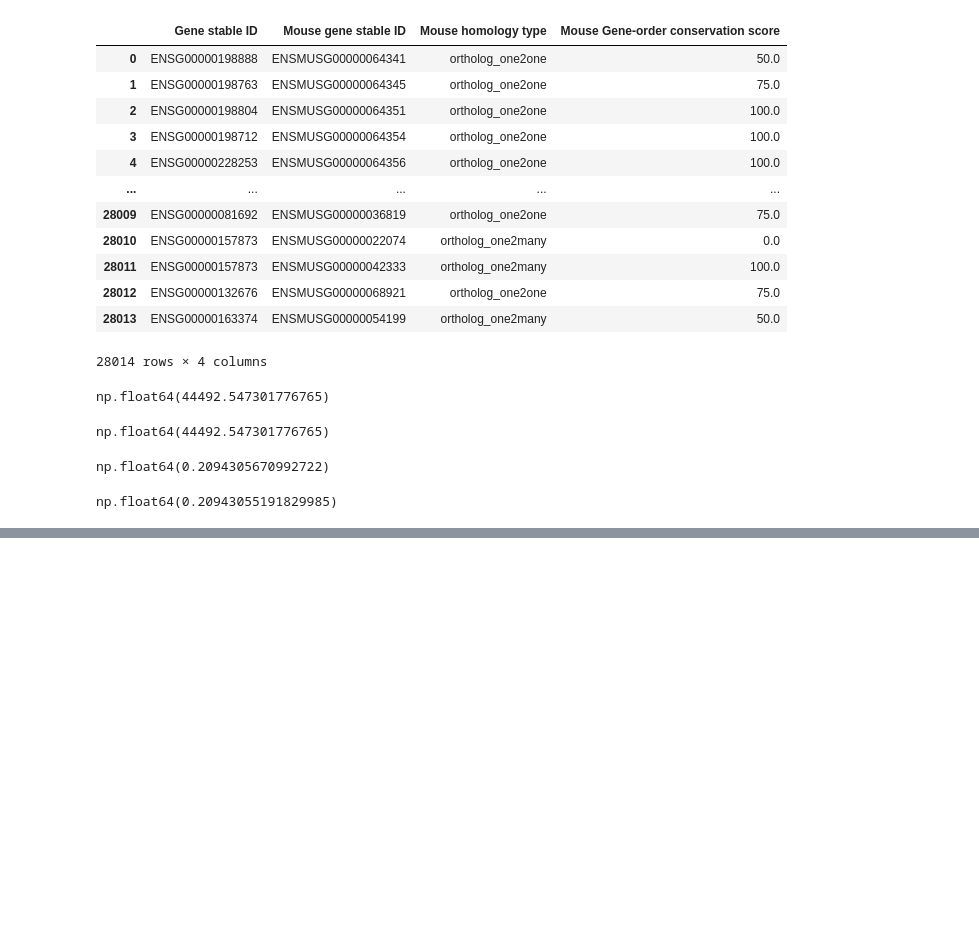
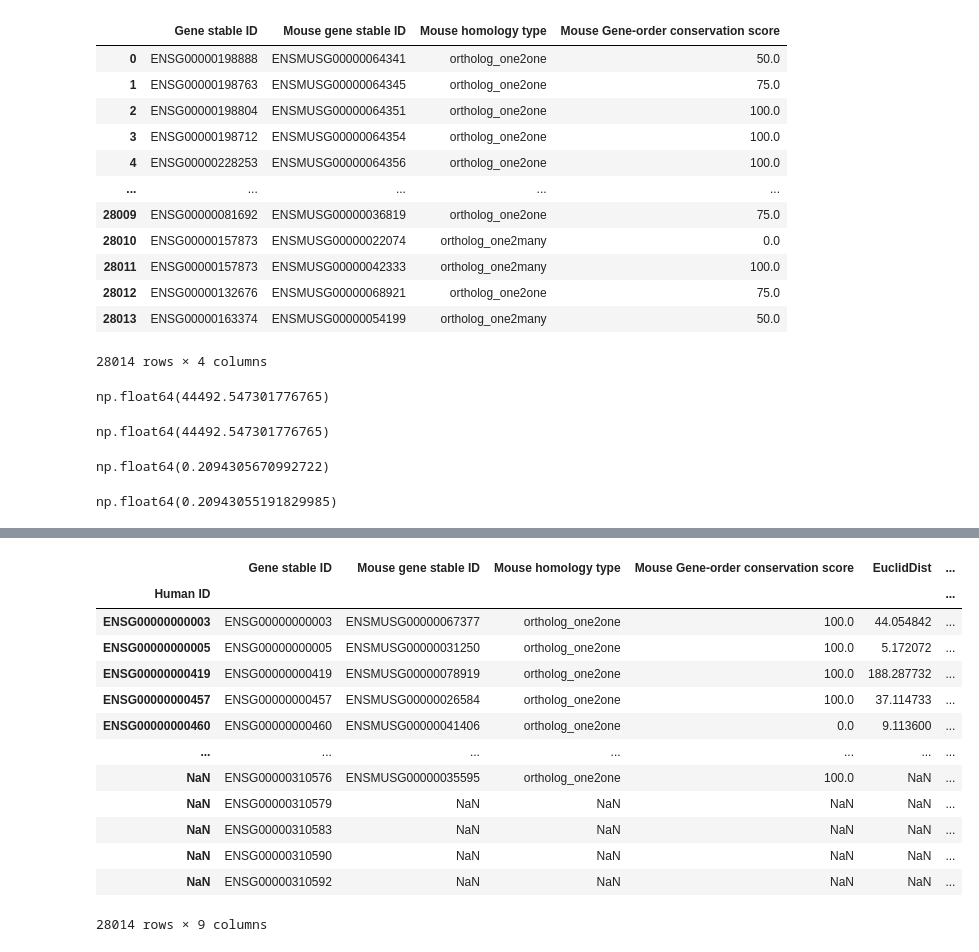
Before and after one commit to AndrewH72/Gene-Duplication, a Jupyter notebook: scripts/calculateScores.ipynb, the cells around one changed output, grey strips where cells are left out. Saved outputs shown, nothing was run; the diff lists cells and outputs as text; code cells hidden in the pictures; blank space fills up the shorter version.

```diff
--- a/scripts/calculateScores.ipynb
+++ b/scripts/calculateScores.ipynb
@@ -202,0 +202,36 @@ Name: Gene stable ID, Length: 47531, dtype: str
+# %%
+myEuclideanDistNormArr = []
+myPearsonDistNormArr = []
+for i in range(0, orthologTableIDs.shape[0]):
+    orthologTest = tuple(orthologTableIDs.iloc[i, :])
+    humanOrtholog = gtexEPNormalized[gtexEPNormalized.index.isin(orthologTest)]
+    mouseOrtholog = emtabEPNormalized[emtabEPNormalized.index.isin(orthologTest)]
+
+    if not humanOrtholog.empty and not mouseOrtholog.empty:
+        myEuclideanDistNormArr.append((orthologTest[0], orthologTest[1], euclideanDist(humanOrtholog, mouseOrtholog)))
+        myPearsonDistNormArr.append((orthologTest[0], orthologTest[1], pearsonDist(humanOrtholog, mouseOrtholog)))
+
+myEuclidDistNormDF = pd.DataFrame(myEuclideanDistNormArr, columns=["Human ID", "Mouse ID", "EuclidDistNorm"])
+myPearDistNormDF = pd.DataFrame(myPearsonDistNormArr, columns=["Human ID", "Mouse ID", "PearDistNorm"])
+
+
+orthologTableEuclidPearTECNorm = orthologTableEuclidPearTEC.merge(myEuclidDistNormDF.loc[:, ["Human ID", "EuclidDistNorm"]].groupby("Human ID").mean().reset_index(), left_on="Gene stable ID", right_on="Human ID", how="outer").set_index("Human ID")
+orthologTableEuclidPearTECNorm = orthologTableEuclidPearTECNorm.merge(myPearDistNormDF.loc[:, ["Human ID", "PearDistNorm"]].groupby("Human ID").mean().reset_index(), left_on="Gene stable ID", right_on="Human ID", how="outer").set_index("Human ID")
+# %%
+newColOrder = list(orthologTableEuclidPearTECNorm.columns[:5]) + list(orthologTableEuclidPearTECNorm.columns[-2:-1]) + list(orthologTableEuclidPearTECNorm.columns[5:6]) + list(orthologTableEuclidPearTECNorm.columns[-1:]) + list(orthologTableEuclidPearTECNorm.columns[6:7])
+orthologTableEuclidPearTECNorm = orthologTableEuclidPearTECNorm.loc[:, newColOrder]
+# %% [output]
+|  | Gene stable ID | Mouse gene stable ID | Mouse homology type | Mouse Gene-order conservation score | EuclidDist | ... |
+| Human ID |  |  |  |  |  | ... |
+| ENSG00000000003 | ENSG00000000003 | ENSMUSG00000067377 | ortholog_one2one | 100.0 | 44.054842 | ... |
+| ENSG00000000005 | ENSG00000000005 | ENSMUSG00000031250 | ortholog_one2one | 100.0 | 5.172072 | ... |
+| ENSG00000000419 | ENSG00000000419 | ENSMUSG00000078919 | ortholog_one2one | 100.0 | 188.287732 | ... |
+| ENSG00000000457 | ENSG00000000457 | ENSMUSG00000026584 | ortholog_one2one | 100.0 | 37.114733 | ... |
+| ENSG00000000460 | ENSG00000000460 | ENSMUSG00000041406 | ortholog_one2one | 0.0 | 9.113600 | ... |
+| ... | ... | ... | ... | ... | ... | ... |
+| NaN | ENSG00000310576 | ENSMUSG00000035595 | ortholog_one2one | 100.0 | NaN | ... |
+| NaN | ENSG00000310579 | NaN | NaN | NaN | NaN | ... |
+| NaN | ENSG00000310583 | NaN | NaN | NaN | NaN | ... |
+| NaN | ENSG00000310590 | NaN | NaN | NaN | NaN | ... |
+| NaN | ENSG00000310592 | NaN | NaN | NaN | NaN | ... |
+28014 rows × 9 columns
```
Also changed, not shown: parts of 11 cells of this notebook, 5 other files.
